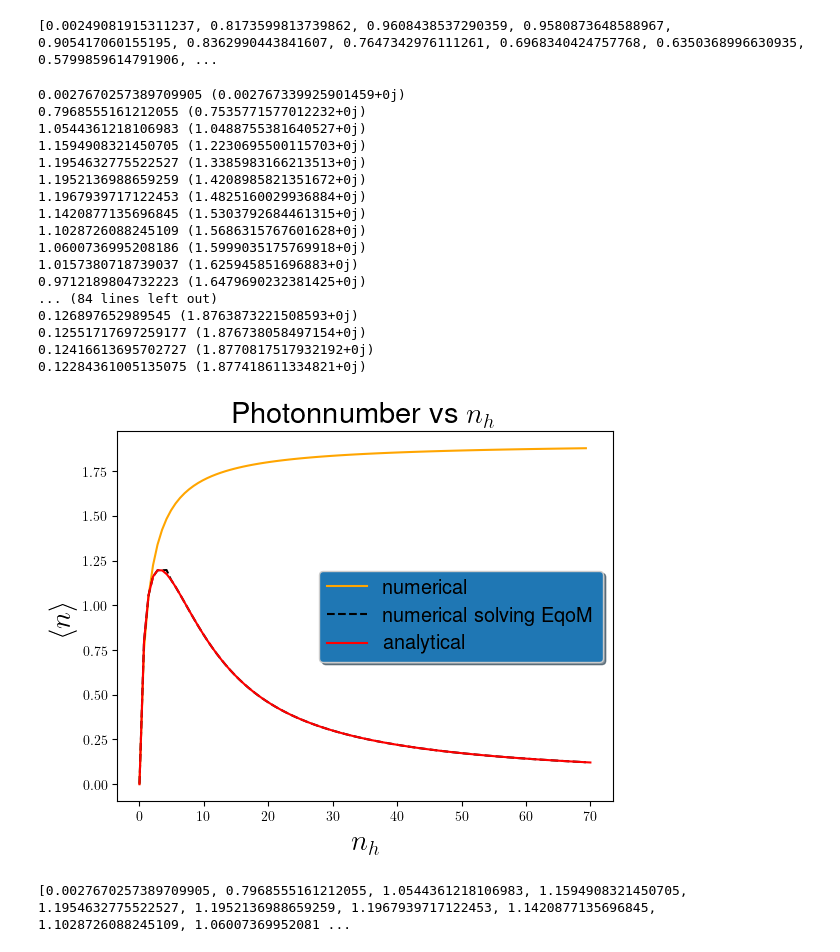
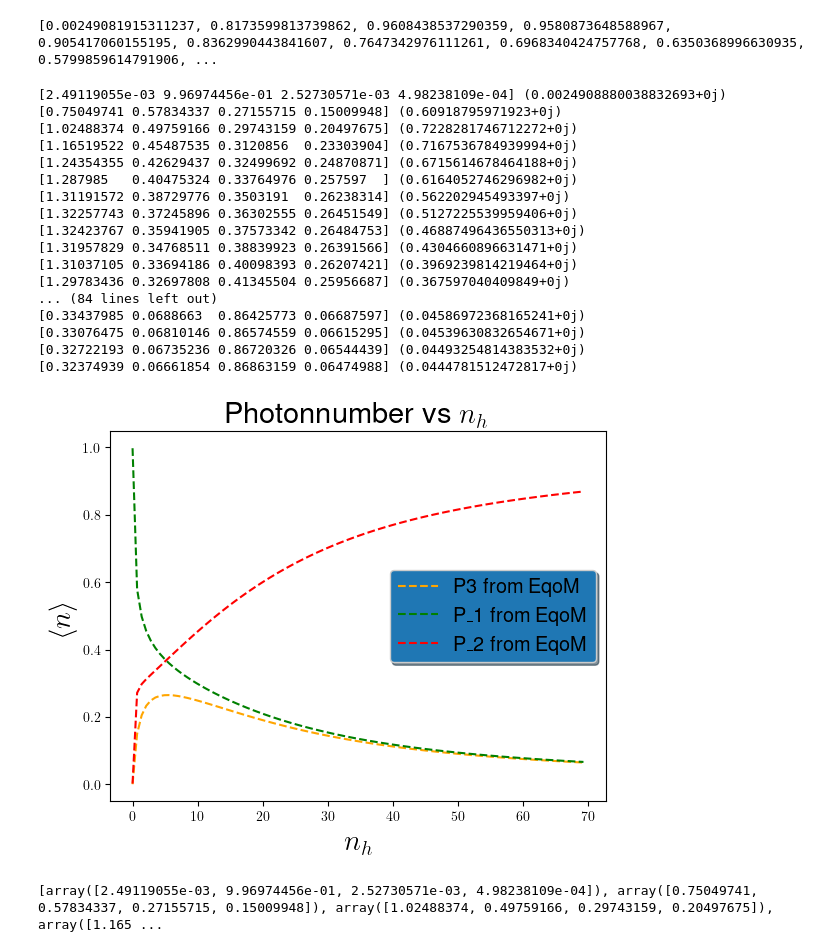
Before and after one commit to SanderStammbach/Sanders-Studium, a Jupyter notebook: Master-Arbeit/main2.ipynb, the cells around one changed output. Saved outputs shown, nothing was run; the diff lists cells and outputs as text; code cells hidden in the pictures.

```diff
--- a/Master-Arbeit/main2.ipynb
+++ b/Master-Arbeit/main2.ipynb
@@ -732,10 +727,10 @@ class Diverse_Loups():
 
             return[eq1,eq2,eq3,eq4,eq5,eq6,eq6,eq8,eq9]
 
-        ai,ar, Trans12R,Trans12I,ATrans12I,ATrans12R,p1,p2,n=fsolve(equations,(1,1,1,1,1,1,1,1,1))
+        ai,ar, Trans12R,Trans12I,ATrans12I,ATrans12R,p1,p2,n=fsolve(equations,(0,0,0,0,0,0,1,1,1))
 
 
-        return n
+        return [n,p1,p2,(1-p1-p2)]
 # %% [output]
 conda activate
 import succesful
@@ -1592,9 +1622,9 @@ print(n_list,nh)
 # %%
 Delta1=Delta2=0
 gamma_h = gamma_c = 1
-g = 0.6
+g = 1
 nc = ncav = 0.0
-kappa = 0.18
+kappa = 0.2
 
 Delta1=0
 Delta2=0
@@ -1606,51 +1636,55 @@ nh_list=[]
 f=0
 Photonnumber_list=[]
 nh2 = np.linspace(0, 70, 100)
 for i in range(anzahl):
     n_list.append(np.abs(Diverse_Loups.EquationOfMotion2(Delta1 , Delta2 , f , nh, ncav , nc, gamma_c, gamma_h, g , kappa)))
+    #if (isinstance(n_list[i], complex) or n_list[i]<n_list[i-1]-10):
+    #    n_list[i]=n_list[i-1]
     nh_list.append(nh)
 
 
     ist_temp=[]
     list_temp=Diverse_Loups.Photonnumber(nh,a,proj_1,proj_2,proj_3,Hdilde,nc,ncav,gamma_h,gamma_c,kappa,A1,A2,A3,A4,A5,A6,omega_d,omega_f,omega_1,omega_2,H_int,f)
     #g_list.append(i/100)  #Erstellt eine Liste mit Wären von g
     Photonnumber_list.append(list_temp)
     print(n_list[i],Photonnumber_list[i])
     nh=nh+0.7
 
 
 
 
 fig4, ax = plt.subplots()
 ax.set_xlabel(r' $n_h$', fontsize=21)
 ax.set_ylabel(r' $\langle n \rangle$', fontsize=21)
 plt.title(r' Photonnumber vs $n_h$',fontsize=21)
 #plt.plot(np.asarray(nh_list2)[:100],np.asarray(Photonnumber_list)[:100],color='red',label='f=1')
-plt.plot(np.asarray(nh_list)[:anzahl],np.asarray(Photonnumber_list)[:anzahl],color='orange',label='numerical')
-plt.plot(np.asarray(nh_list)[:anzahl],np.asarray(n_list)[:anzahl],'--',color='black',label=r'numerical solving EqoM')
-plt.plot(nh2, Diverse_Loups.N_Analytic2(gamma_h,kappa,g,nh2,ncav,nc),color='red',label='analytical')
+#plt.plot(np.asarray(nh_list)[:anzahl],np.asarray(Photonnumber_list)[:anzahl],color='orange',label='numerical')
+plt.plot(np.asarray(nh_list)[:anzahl],np.asarray(n_list)[:anzahl,3],'--',color='orange',label=r'P3  from EqoM ')
+plt.plot(np.asarray(nh_list)[:anzahl],np.asarray(n_list)[:anzahl,1],'--',color='green',label=r'P_1 from EqoM')
+plt.plot(np.asarray(nh_list)[:anzahl],np.asarray(n_list)[:anzahl,2],'--',color='red',label=r'P_2 from EqoM')
+#plt.plot(nh2, Diverse_Loups.N_Analytic2(gamma_h,kappa,g,nh2,ncav,nc),color='red',label='analytical from EqoM')
 legend = ax.legend(loc='center right', shadow=True, fontsize='x-large')
 legend.get_frame().set_facecolor('C0')
 
 plt.show()
 print(n_list,nh)
 # %% [output]
-0.0027670257389709905 (0.002767339925901459+0j)
-0.7968555161212055 (0.7535771577012232+0j)
-1.0544361218106983 (1.0488755381640527+0j)
-1.1594908321450705 (1.2230695500115703+0j)
-1.1954632775522527 (1.3385983166213513+0j)
-1.1952136988659259 (1.4208985821351672+0j)
-1.1967939717122453 (1.4825160029936884+0j)
-1.1420877135696845 (1.5303792684461315+0j)
-1.1028726088245109 (1.5686315767601628+0j)
-1.0600736995208186 (1.5999035175769918+0j)
-1.0157380718739037 (1.625945851696883+0j)
-0.9712189804732223 (1.6479690232381425+0j)
+[2.49119055e-03 9.96974456e-01 2.52730571e-03 4.98238109e-04] (0.0024908880038832693+0j)
+[0.75049741 0.57834337 0.27155715 0.15009948] (0.60918795971923+0j)
+[1.02488374 0.49759166 0.29743159 0.20497675] (0.7228281746712272+0j)
+[1.16519522 0.45487535 0.3120856  0.23303904] (0.7167536784939994+0j)
+[1.24354355 0.42629437 0.32499692 0.24870871] (0.6715614678464188+0j)
+[1.287985   0.40475324 0.33764976 0.257597  ] (0.6164052746296982+0j)
+[1.31191572 0.38729776 0.3503191  0.26238314] (0.562202945493397+0j)
+[1.32257743 0.37245896 0.36302555 0.26451549] (0.5127225539959406+0j)
+[1.32423767 0.35941905 0.37573342 0.26484753] (0.46887496436550313+0j)
+[1.31957829 0.34768511 0.38839923 0.26391566] (0.4304660896631471+0j)
+[1.31037105 0.33694186 0.40098393 0.26207421] (0.3969239814219464+0j)
+[1.29783436 0.32697808 0.41345504 0.25956687] (0.367597040409849+0j)
 ... (84 lines left out)
-0.126897652989545 (1.8763873221508593+0j)
-0.12551717697259177 (1.876738058497154+0j)
-0.12416613695702727 (1.8770817517932192+0j)
-0.12284361005135075 (1.877418611334821+0j)
+[0.33437985 0.0688663  0.86425773 0.06687597] (0.04586972368165241+0j)
+[0.33076475 0.06810146 0.86574559 0.06615295] (0.04539630832654671+0j)
+[0.32722193 0.06735236 0.86720326 0.06544439] (0.04493254814383532+0j)
+[0.32374939 0.06661854 0.86863159 0.06474988] (0.0444781512472817+0j)
-[figure, old version]
+[figure, new version]
-[0.0027670257389709905, 0.7968555161212055, 1.0544361218106983, 1.1594908321450705, 1.1954632775522527, 1.1952136988659259, 1.1967939717122453, 1.1420877135696845, 1.1028726088245109, 1.06007369952081 ...
+[array([2.49119055e-03, 9.96974456e-01, 2.52730571e-03, 4.98238109e-04]), array([0.75049741, 0.57834337, 0.27155715, 0.15009948]), array([1.02488374, 0.49759166, 0.29743159, 0.20497675]), array([1.165 ...
```
Also changed, not shown: parts of 18 cells of this notebook, 5 other files.
